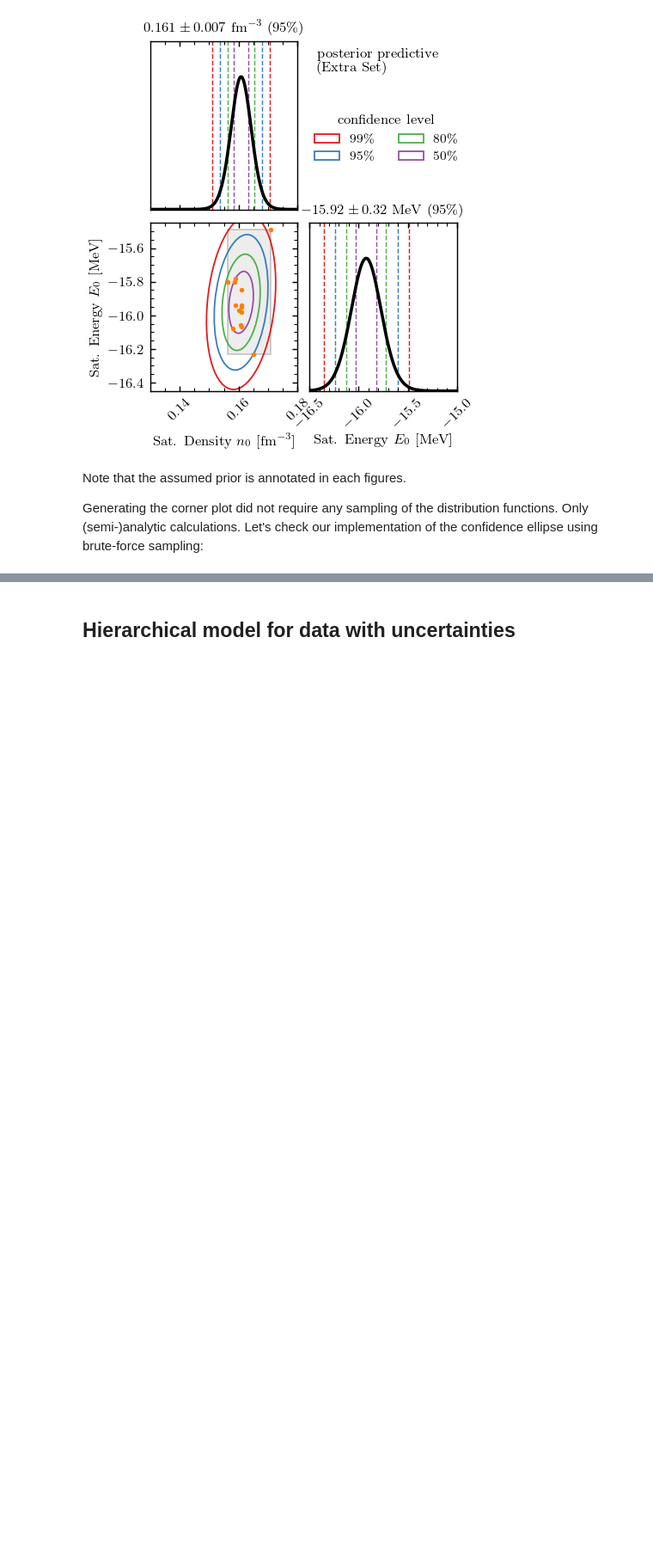
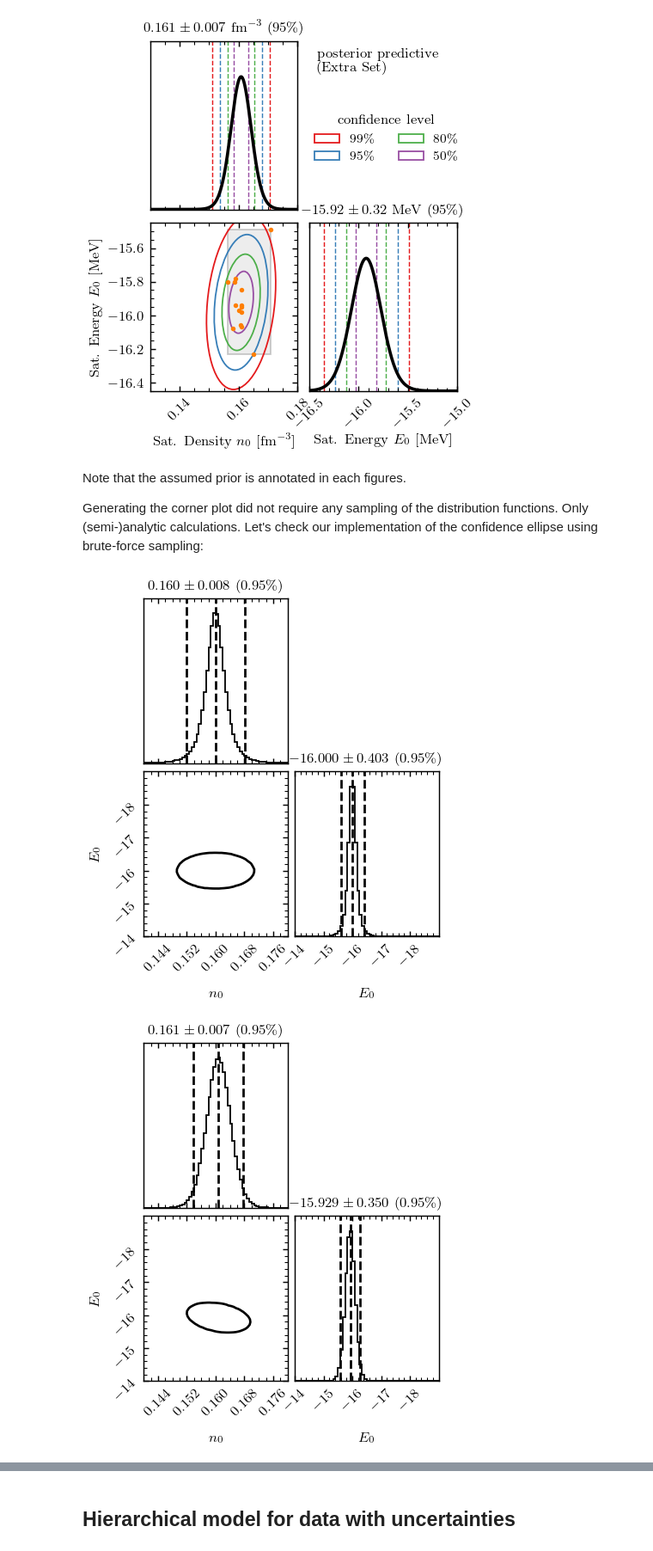
Before and after one commit to cdrischler/nuclear_saturation, a Jupyter notebook: analysis_conjugate_priors.ipynb, the cells around one changed output, grey strips where cells are left out. Shown at 86% size. Drawn from its saved outputs; the diff is of its cells as text; code cells hidden in the pictures; blank space fills up the shorter version.

```diff
--- a/analysis_conjugate_priors.ipynb
+++ b/analysis_conjugate_priors.ipynb
@@ -160,10 +143,13 @@ Generating the corner plot did not require any sampling of the distribution func
 # %%
 pdf = matplotlib.backends.backend_pdf.PdfPages("pdf/corner_satbox_bf.pdf")
 for prior_set in used_prior_sets:
     model = StatisticalModel(data=drischler_satbox.data_frame, prior_params=prior_set)
-    ret = model.plot_predictives_corner_bf()
-    model.print_latex()
+    ret = model.plot_predictives_corner_bf(num_pts=10000000)
+    # model.print_latex()
     for elem in ret:
         fig, axs = elem
         pdf.savefig(fig)
 pdf.close()
+# %% [output]
+[figure, added]
+[figure, added]
```
Also changed, not shown: parts of 32 cells of this notebook.
